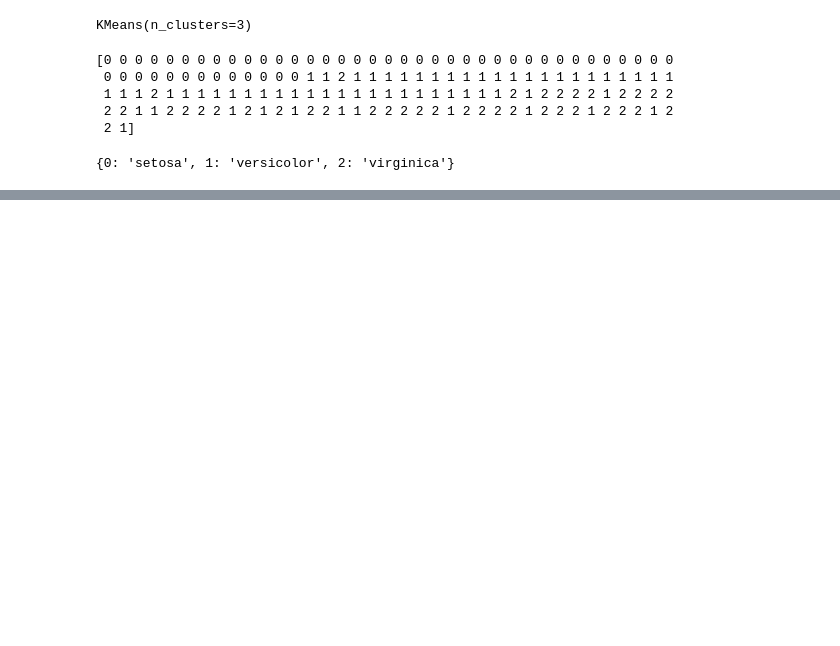
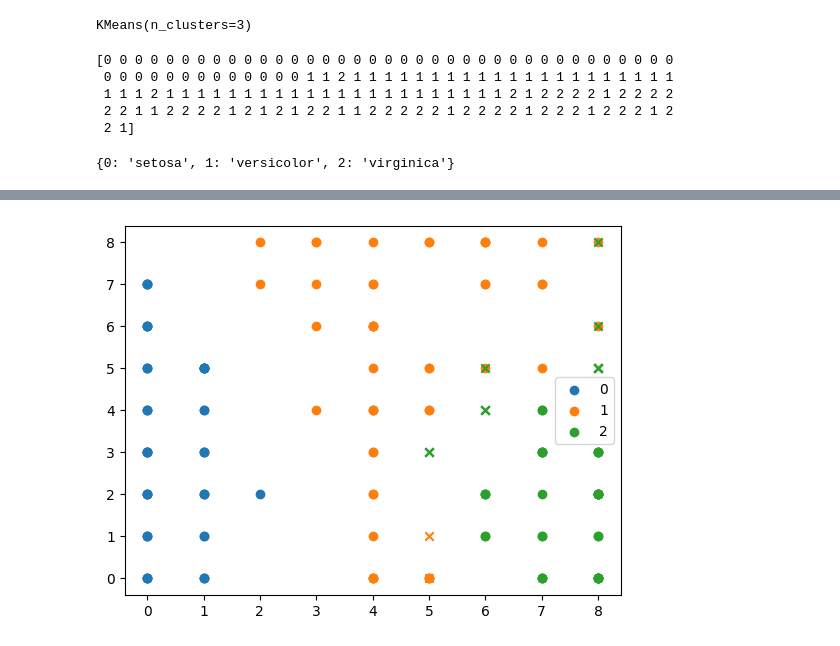
Before and after one commit to 17Aidan/Thesis, a Jupyter notebook: FunKy town.ipynb, the cells around one changed output, grey strips where cells are left out. Drawn from its saved outputs; the diff is of its cells as text; code cells hidden in the pictures; blank space fills up the shorter version.

```diff
--- a/FunKy town.ipynb
+++ b/FunKy town.ipynb
@@ -103,0 +152,4 @@ print(darr)
+# %%
+cl.plotKMeans(somlist, labels, kmeans.labels_)
+# %% [output]
+[figure, added]
```
Also changed, not shown: parts of 14 cells of this notebook, 1 other file.
